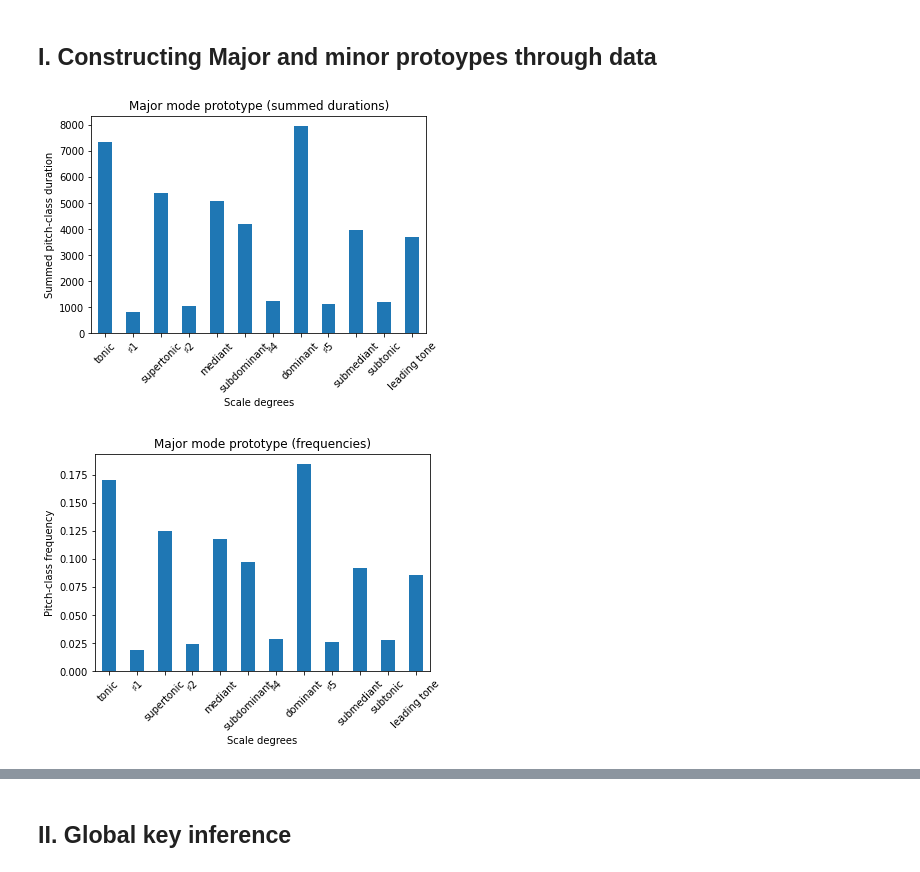
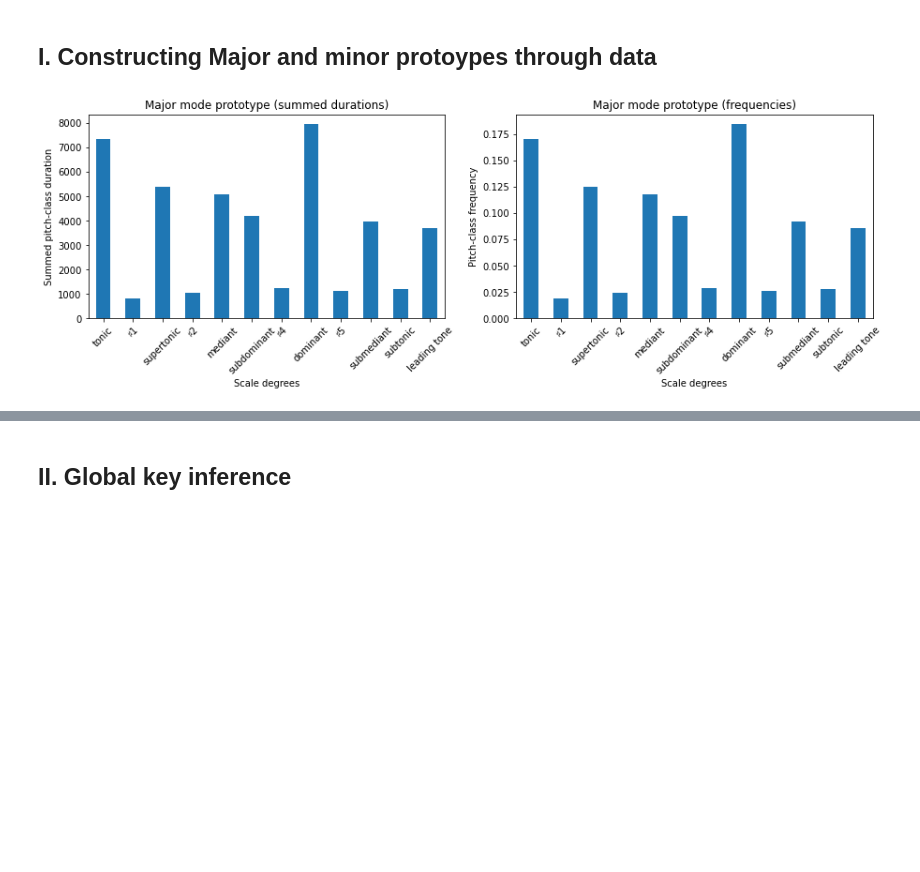
Before and after one commit to mikqs/digital-musicology, a Jupyter notebook: Group_6_A2/Group_6_A2.ipynb, the cells around one changed output, grey strips where cells are left out. Cells and saved outputs as stored; diff of their text form; code cells hidden in the pictures; blank space fills up the shorter version.

Commit message:
Update Group_6_A2.ipynb
subplot of two prototypes

```diff
--- a/Group_6_A2/Group_6_A2.ipynb
+++ b/Group_6_A2/Group_6_A2.ipynb
@@ -110,32 +110,33 @@ minor_df[['piece','globalkey','globalkey_tpc','globalkey_cpc_f','globalkey_cpc_s
 # %%
 def get_major_prototype(major_df, subset, plot=False):
     grouped_major_df = major_df[major_df.piece.isin(subset)].groupby('cpc_s_trsp_tonic').duration.sum().apply(float)
     L1_norm = grouped_major_df.sum()
     major_vec = grouped_major_df.div(L1_norm).to_numpy()
 
     if plot:
         scale_degrees = ['tonic','♯1','supertonic','♯2','mediant','subdominant','♯4','dominant','♯5','submediant','subtonic','leading tone']
 
-        grouped_major_df.plot(kind = 'bar')
-        plt.xticks(range(len(scale_degrees)), scale_degrees, rotation=45)
-        plt.xlabel('Scale degrees')
-        plt.ylabel('Summed pitch-class duration')
-        plt.title('Major mode prototype (summed durations)')
-        plt.show()
+        fig, ax = plt.subplots(ncols=2, figsize=(15,4))
 
-        grouped_major_df.div(L1_norm).plot(kind = 'bar')
-        plt.xticks(range(len(scale_degrees)), scale_degrees, rotation=45)
-        plt.xlabel('Scale degrees')
-        plt.ylabel('Pitch-class frequency')
-        plt.title('Major mode prototype (frequencies)')
-        plt.show()
+        grouped_major_df.plot(ax=ax[0],kind = 'bar')
+        ax[0].set_xticklabels(scale_degrees,rotation=45)
+        ax[0].set_title("Major mode prototype (summed durations)")
+        ax[0].set_xlabel('Scale degrees')
+        ax[0].set_ylabel('Summed pitch-class duration')
+
+
+        grouped_major_df.div(L1_norm).plot(ax=ax[1],kind = 'bar')
+        ax[1].set_xticklabels(scale_degrees,rotation=45)
+        ax[1].set_title("Major mode prototype (frequencies)")
+        ax[1].set_xlabel('Scale degrees')
+        ax[1].set_ylabel('Pitch-class frequency')
+
 
     return major_vec
 
 get_major_prototype(major_df, subset=major_df.piece.unique(), plot=True);
 # %% [output]
-[figure, old version]
+[figure, new version]
-[figure, removed]
 # %%
 def get_minor_prototype(minor_df, subset, plot=False):
     grouped_minor_df = minor_df[minor_df.piece.isin(subset)].groupby('cpc_s_trsp_tonic').duration.sum().apply(float)
```
Also changed, not shown: parts of 11 cells of this notebook.
